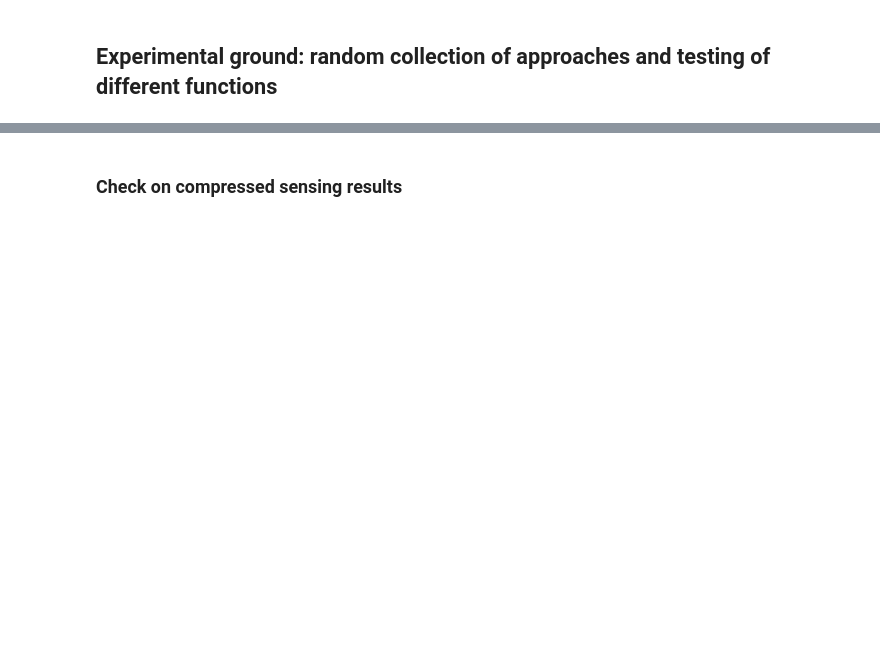
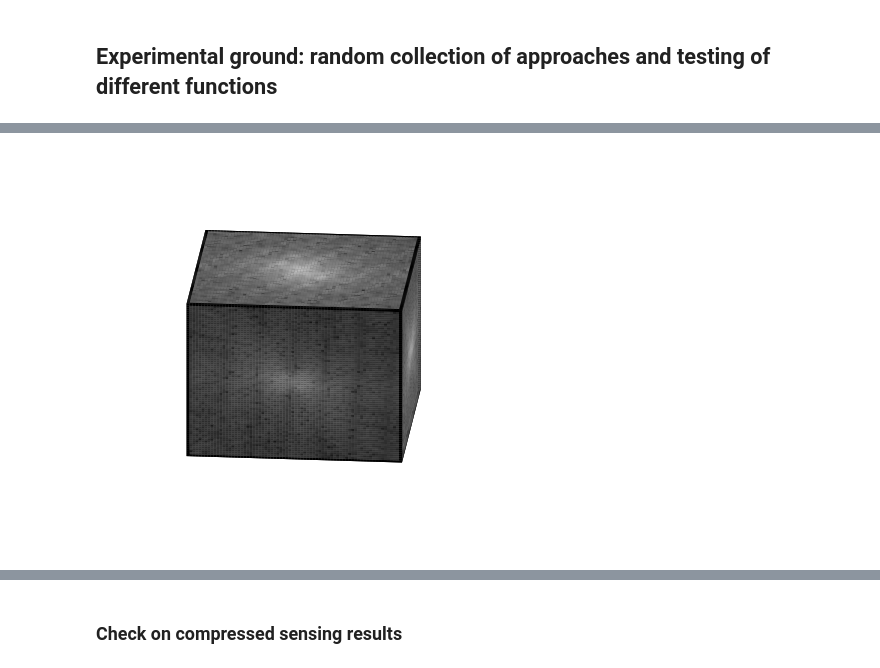
Before and after one commit to PiaaCaa/4DFlowNet, a Jupyter notebook: src/notebooks/experimental.ipynb, the cells around one changed output, grey strips where cells are left out. Cells and saved outputs as stored; diff of their text form; code cells hidden in the pictures; blank space fills up the shorter version.

```diff
--- a/src/notebooks/experimental.ipynb
+++ b/src/notebooks/experimental.ipynb
@@ -68,0 +137,86 @@ FileNotFoundError: [Errno 2] No such file or directory: '/mnt/c/Users/piacal/Cod
+# %%
+# Import libraries
+import matplotlib.pyplot as plt
+from mpl_toolkits.mplot3d import Axes3D
+import numpy as np
+
+
+path_model = f'/mnt/c/Users/piacal/Code/SuperResolution4DFlowMRI/Temporal4DFlowNet/data/CARDIAC/M1_2mm_step2_static_dynamic.h5'
+
+with h5py.File(path_model, 'r') as hf:
+    u = np.array(hf['u'])[0]
+    mask = np.array(hf['mask'])[0]
+
+
+venc = np.max(u)
+cmp_img = np.multiply(mask, (1j*(u/venc*np.pi)))
+ksp_full = np.abs(fft_fcts.complex_image_to_centered_kspace(cmp_img))
+
+#normalisera
+ksp_full = np.log(ksp_full)
+# normalize between 0 and 1
+ksp_full = (ksp_full - np.min(ksp_full)) / (np.max(ksp_full) - np.min(ksp_full))
+
+x, y, z = ksp_full.shape
+
+# Create axis
+axes = [x, y, z]
+
+mid_x = ksp_full[x//2, :, :]
+mid_y = ksp_full[:, y//2, :]
+mid_z = ksp_full[:, :, z//2]
+
+ksp_full[0, :, :] = mid_x
+ksp_full[-1, :, : ] = mid_x
+ksp_full[:, 0, :] = mid_y
+ksp_full[:, -1, :] = mid_y
+ksp_full[:, :, 0] = mid_z
+ksp_full[:, :, -1] = mid_z
+
+# set inner part to zero
+ksp_full[1:-1, 1:-1, 1:-1] = 0
+
+# Create Data
+data = np.zeros(axes)
+data[np.where(ksp_full != 0)] = 1
+data.astype(bool)
+
+# ksp_full[-1, -1, :] = 0
+# ksp_full[-1,  0, :] = 0
+# ksp_full[0,  -1, :] = 0
+# ksp_full[0,   0, :] = 0
+
+# ksp_full[0,  :, -1] = 0
+# ksp_full[0,   :, 0] = 0
+# ksp_full[-1, :, -1] = 0
+# ksp_full[-1,  :, 0] = 0
+
+# ksp_full[:, -1, -1] = 0
+# ksp_full[:, -1,  0] = 0
+# ksp_full[:, 0,  -1] = 0
+# ksp_full[:, 0,   0] = 0
+
+# Control colour
+colors = np.empty(axes + [3], dtype=np.float32)
+
+print(colors.shape)
+b_x, b_y, b_z = np.where(ksp_full !=0)
+
+colors[b_x, b_y,b_z , 0] = ksp_full[b_x, b_y,b_z]
+colors[b_x, b_y,b_z , 1] = ksp_full[b_x, b_y,b_z]
+colors[b_x, b_y,b_z , 2] = ksp_full[b_x, b_y,b_z]
+
+
+print(np.count_nonzero(colors), np.count_nonzero(data))
+
+# Plot figure
+fig = plt.figure()
+ax = fig.add_subplot(111, projection='3d', proj_type = 'ortho')
+ax.voxels(data, facecolors=colors, shade=False)
+plt.grid(b=None) # Hide grid lines
+plt.axis('off') # Hide axes ticks
+ax.view_init(elev=20, azim=95, ) # Set the view angle
+# ax.view_init(elev=17, azim=-80, roll = 2.1)
+
+plt.show()
+# %% [output]
@@ -68,0 +225 @@ FileNotFoundError: [Errno 2] No such file or directory: '/mnt/c/Users/piacal/Cod
+[figure, added]
```
Also changed, not shown: parts of 68 cells of this notebook, 6 other files.
